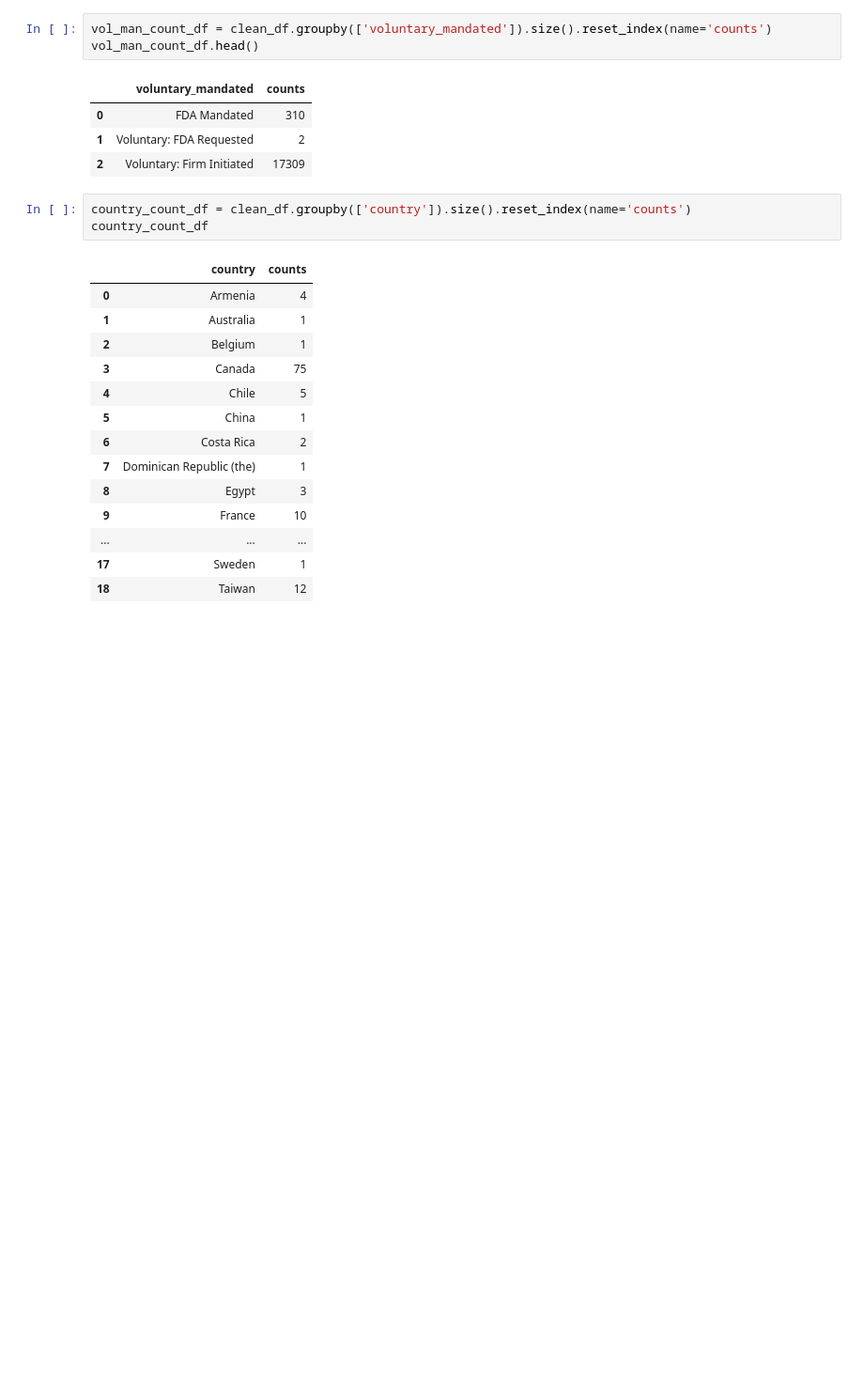
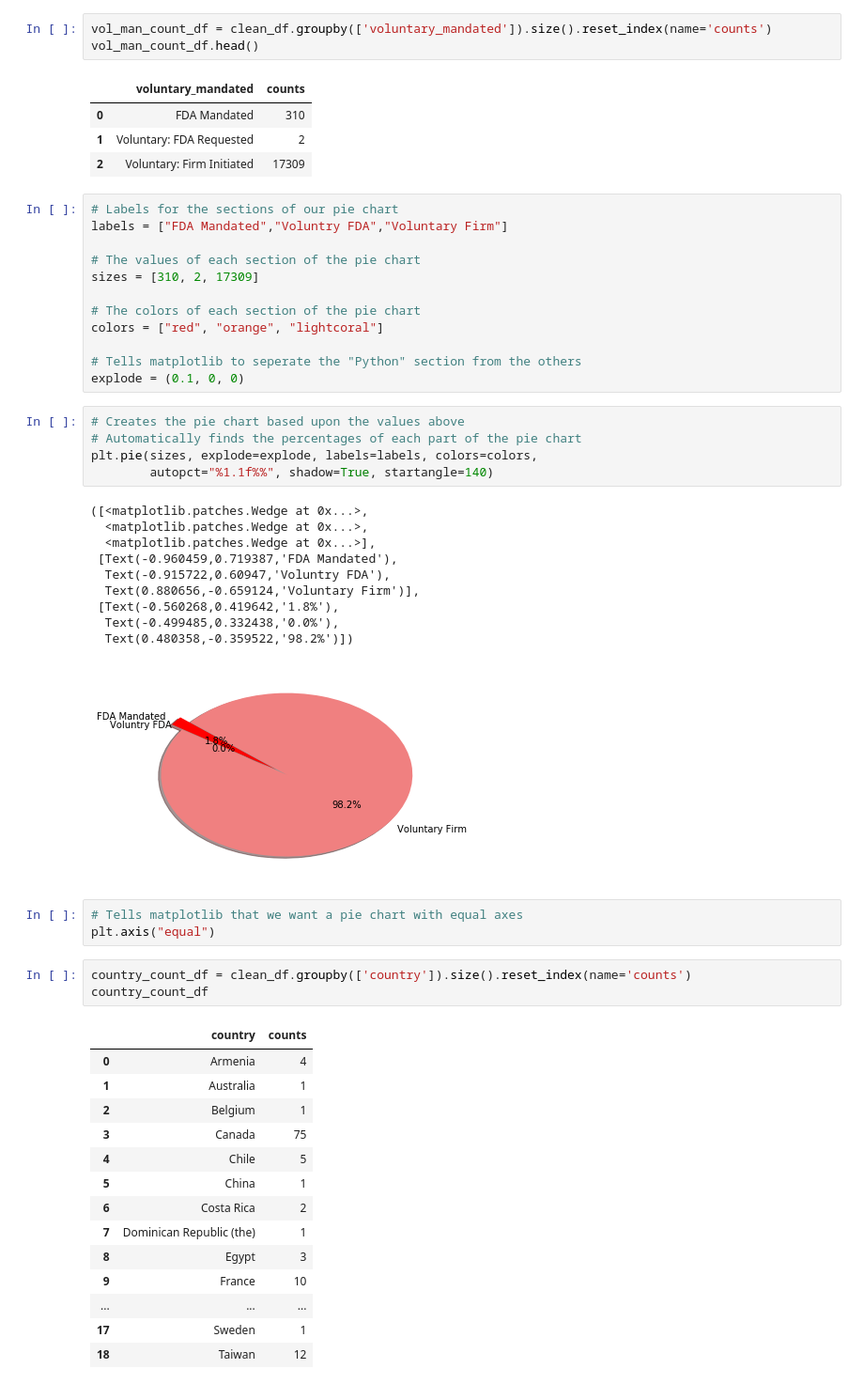
Before and after one commit to JANSSOC/Project2Group5, a Jupyter notebook: assets/py scripts/data_formatting.ipynb, the cells around one changed output. Shown: that part at 94% size. Saved outputs shown, nothing was run; the diff lists cells and outputs as text; blank space fills up the shorter version.

Commit message:
New charts

```diff
--- a/assets/py scripts/data_formatting.ipynb
+++ b/assets/py scripts/data_formatting.ipynb
@@ -219,6 +233,37 @@ vol_man_count_df.head()
 | 0 | FDA Mandated | 310 |
 | 1 | Voluntary: FDA Requested | 2 |
 | 2 | Voluntary: Firm Initiated | 17309 |
+# %%
+# Labels for the sections of our pie chart
+labels = ["FDA Mandated","Voluntry FDA","Voluntary Firm"]
+
+# The values of each section of the pie chart
+sizes = [310, 2, 17309]
+
+# The colors of each section of the pie chart
+colors = ["red", "orange", "lightcoral"]
+
+# Tells matplotlib to seperate the "Python" section from the others
+explode = (0.1, 0, 0)
+# %%
+# Creates the pie chart based upon the values above
+# Automatically finds the percentages of each part of the pie chart
+plt.pie(sizes, explode=explode, labels=labels, colors=colors,
+        autopct="%1.1f%%", shadow=True, startangle=140)
+# %% [output]
+([<matplotlib.patches.Wedge at 0x...>,
+  <matplotlib.patches.Wedge at 0x...>,
+  <matplotlib.patches.Wedge at 0x...>],
+ [Text(-0.960459,0.719387,'FDA Mandated'),
+  Text(-0.915722,0.60947,'Voluntry FDA'),
+  Text(0.880656,-0.659124,'Voluntary Firm')],
+ [Text(-0.560268,0.419642,'1.8%'),
+  Text(-0.499485,0.332438,'0.0%'),
+  Text(0.480358,-0.359522,'98.2%')])
+[figure, added]
+# %%
+# Tells matplotlib that we want a pie chart with equal axes
+plt.axis("equal")
 # %%
 country_count_df = clean_df.groupby(['country']).size().reset_index(name='counts')
 country_count_df
```
Also changed, not shown: parts of 1 cell of this notebook, 1 other file.
